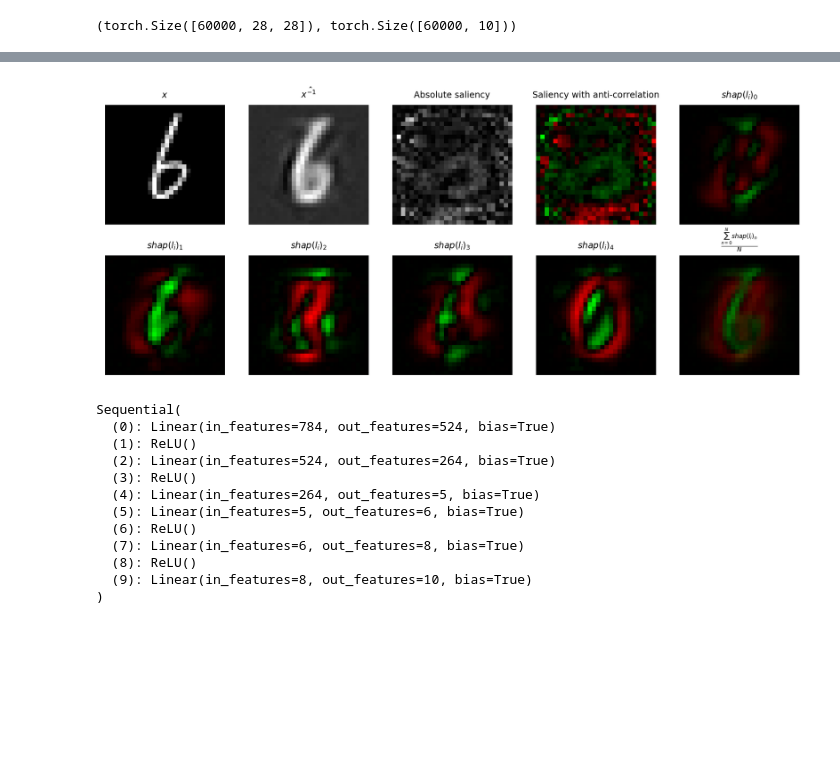
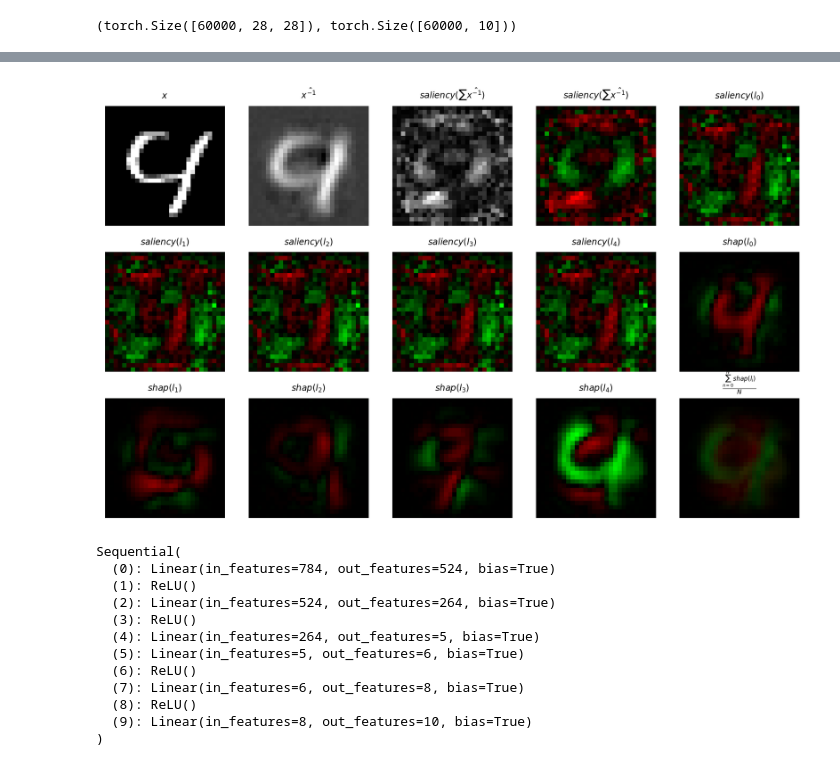
Before and after one commit to eivind-bn/master-project, a Jupyter notebook: mnist_autoencoder.ipynb, the cells around one changed output, grey strips where cells are left out. Saved outputs shown, nothing was run; the diff lists cells and outputs as text; code cells hidden in the pictures; blank space fills up the shorter version.

Commit message:
added demonstration shap images

```diff
--- a/mnist_autoencoder.ipynb
+++ b/mnist_autoencoder.ipynb
@@ -56,67 +57,94 @@ stats[5:].plot_loss()
 # %%
 idx = random.randint(0,len(images))
 X = images[idx]
+L = encoder(X)
 X_inv = autoencoder(X)
-digit = X_inv.tensor().argmax().item()
+digit = X_inv.tensor(True).argmax().item()
 
-fig = plt.figure(dpi=250, figsize=(10,4))
-fig.add_subplot(2,5,1)
+fig = plt.figure(dpi=250, figsize=(10,6))
+fig.add_subplot(3,5,1)
 plt.imshow(X, cmap="gray")
 plt.axis('off')
 plt.title(f'$x$', size=7)
 
-fig.add_subplot(2,5, 2)
+fig.add_subplot(3,5, 2)
 plt.imshow(X_inv.numpy(), cmap="gray")
 plt.axis('off')
 plt.title(f'$\\hat{{x^{{-1}}}}$', size=7)
 
 abs_saliency = X_inv.saliency(lambda t: t.sum())
 
-fig.add_subplot(2,5,3)
+fig.add_subplot(3,5,3)
 plt.imshow(abs_saliency, cmap="gray")
 plt.axis('off')
-plt.title(f"Absolute saliency", size=7)
+plt.title(f"$saliency(\sum{{\\hat{{x^{{-1}}}}}})$", size=7)
 
 gradients = X_inv.gradients(lambda t: t.sum())
 min,max = gradients.min(), gradients.max()
+if abs(max) > abs(min):
+    min = -max
+else:
+    max = -min
 red = torch.where(gradients < 0, gradients/min, torch.zeros_like(gradients))
 green = torch.where(gradients > 0, gradients/max, torch.zeros_like(gradients))
 saliency_with_corr = torch.zeros((28,28,3), dtype=torch.float32, device="cpu")
 saliency_with_corr[:,:,0] = red
 saliency_with_corr[:,:,1] = green
 
-fig.add_subplot(2,5,4)
+fig.add_subplot(3,5,4)
 plt.imshow(saliency_with_corr, cmap="gray")
 plt.axis('off')
-plt.title(f"Saliency with anti-correlation", size=7)
+plt.title(f"$saliency(\sum{{\\hat{{x^{{-1}}}}}})$", size=7)
+
+shap_images = []
+for i in range(5):
+    gradients = L.gradients(lambda t: t[0])
+    min,max = gradients.min(), gradients.max()
+    if abs(max) > abs(min):
+        min = -max
+    else:
+        max = -min
+    red = torch.where(gradients < 0, gradients/min, torch.zeros_like(gradients))
+    green = torch.where(gradients > 0, gradients/max, torch.zeros_like(gradients))
+    latent_saliency = torch.zeros((28,28,3), dtype=torch.float32, device="cpu")
+    latent_saliency[:,:,0] = red
+    latent_saliency[:,:,1] = green
+    fig.add_subplot(3,5,i+5)
+    plt.imshow(latent_saliency, cmap="gray")
+    plt.axis('off')
+    plt.title(f'$saliency(l_{i})$', size=7)
 
 data = encoder(images).numpy()
 explainer = shap.PermutationExplainer(lambda t: decoder(torch.from_numpy(t)).numpy().reshape((-1,784)), masker=data)
-shap_values: shap.Explanation = explainer(data[idx:idx+1], max_evals=1001)[0]
-shap_values = np.array(shap_values.values).reshape((latent_dim,28,28))
+autoencoder_shap_values: shap.Explanation = explainer(data[idx:idx+1], max_evals=11)[0]
+autoencoder_shap_values = np.array(autoencoder_shap_values.values).reshape((latent_dim,28,28))
 
-min,max = shap_values.min(), shap_values.max()
-red = np.where(shap_values < 0, shap_values/min, np.zeros_like(shap_values))
-green = np.where(shap_values > 0, shap_values/max, np.zeros_like(shap_values))
+min,max = autoencoder_shap_values.min(), autoencoder_shap_values.max()
+if abs(max) > abs(min):
+    min = -max
+else:
+    max = -min
+red = np.where(autoencoder_shap_values < 0, autoencoder_shap_values/min, np.zeros_like(autoencoder_shap_values))
+green = np.where(autoencoder_shap_values > 0, autoencoder_shap_values/max, np.zeros_like(autoencoder_shap_values))
 
 shap_images = []
 for i in range(5):
     image = np.zeros((28,28,3), dtype=np.float32)
     image[:,:,0] = red[i]
     image[:,:,1] = green[i]
     shap_images.append(image)
-    fig.add_subplot(2,5,i+5)
+    fig.add_subplot(3,5,i+10)
     plt.imshow(shap_images[-1], cmap="gray")
     plt.axis('off')
-    plt.title(f'$shap(l_{{i}})_{i}$', size=7)
+    plt.title(f'$shap(l_{i})$', size=7)
 
-fig.add_subplot(2,5,10)
+fig.add_subplot(3,5,15)
 plt.imshow(np.stack(shap_images).mean(axis=0))
 plt.axis('off')
-plt.title(f'$\\frac{{\sum_{{n=0}}^{{N}}{{shap(l_{{i}})_{{n}}}}}}{{N}}$', size=7)
+plt.title(f'$\\frac{{\sum_{{n=0}}^{{N}}{{shap(l_{{i}})}}}}{{N}}$', size=7)
 plt.show()
 # %% [output]
-[figure, old version]
+[figure, new version]
 # %%
 classifier_head = Policy.new(encoder.output_dim,10, hidden_activation="ReLU")
 classifier = encoder + classifier_head
```
Also changed, not shown: parts of 5 cells of this notebook, 12 other files.
